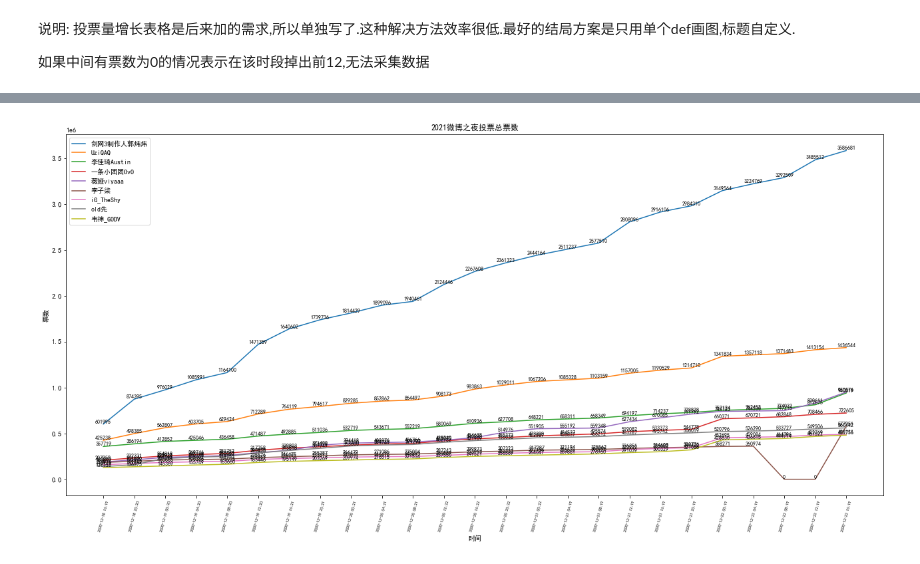
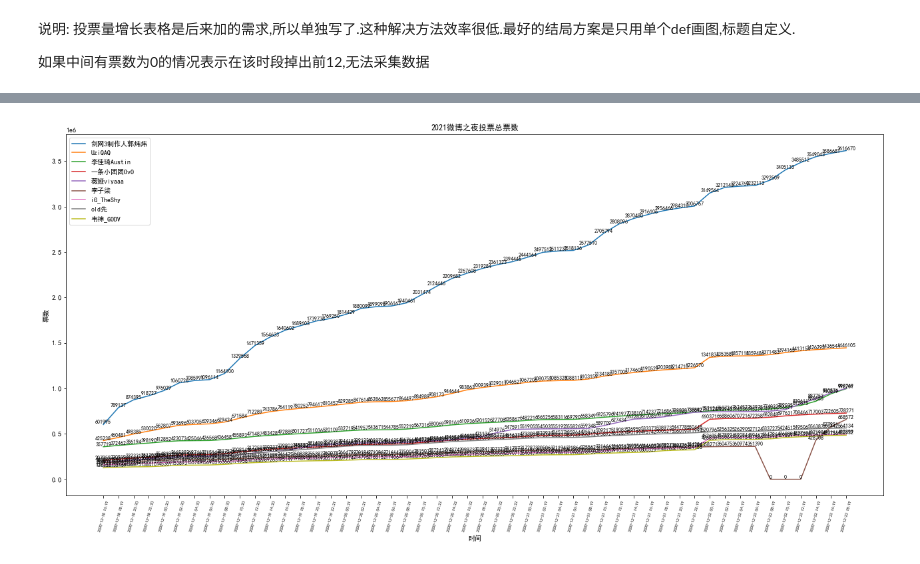
Before and after one commit to 610yilingliu/2020weibo_vote_analysis, a Jupyter notebook: data_analyze/analyzer.ipynb, the cells around one changed output, grey strips where cells are left out. Drawn from its saved outputs; the diff is of its cells as text; code cells hidden in the pictures.

```diff
--- a/data_analyze/analyzer.ipynb
+++ b/data_analyze/analyzer.ipynb
@@ -146,9 +146,9 @@ def draw_increas_df(pd_frame, step = 1):
             df.loc[name, times[i]] = pd_frame.loc[name, times[i]] - pd_frame.loc[name, times[i - 1]]
     return df
 # %%
-plot_data(data_2020, step = 12, show = True)
+plot_data(data_2020, step = 6, show = True)
 # %% [output]
-[figure, old version]
+[figure, new version]
 # %%
 plot_inc_rate(data_2020, step = 1)
 # %% [output]
```
Also changed, not shown: parts of 4 cells of this notebook, 9 other files.
